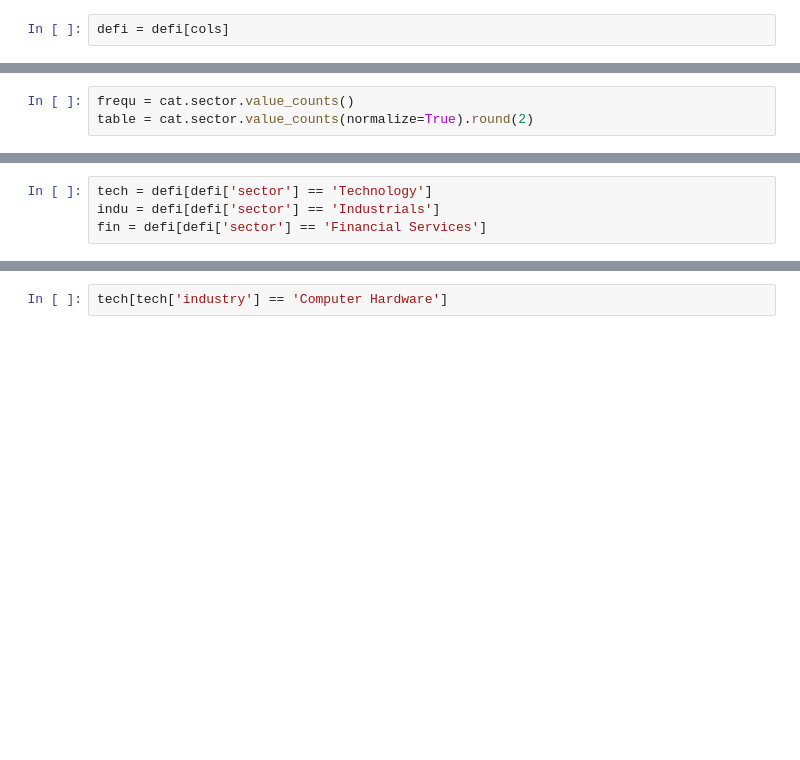
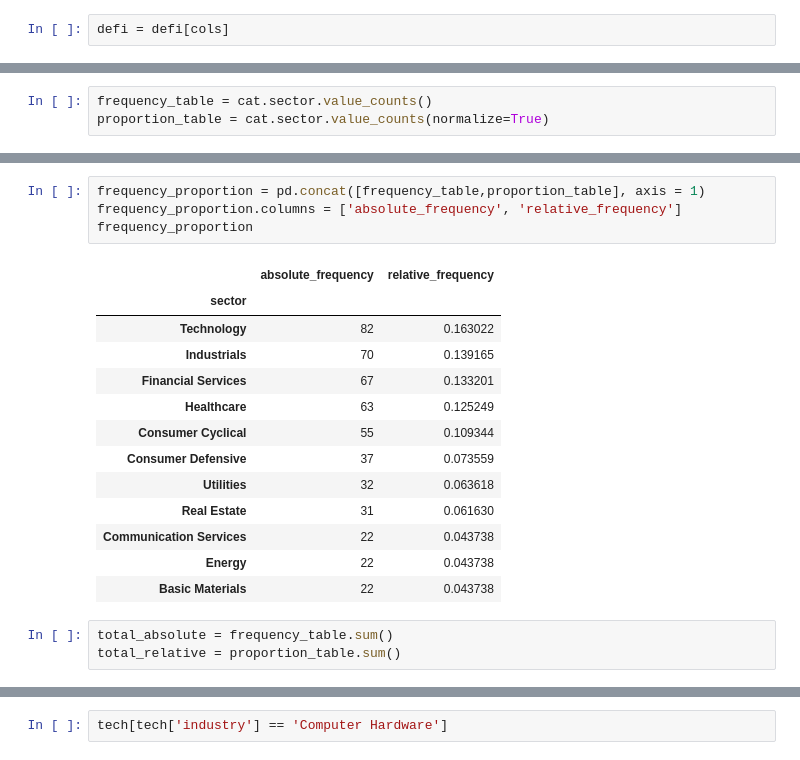
Before and after one commit to marsalmorera/stock-analysis, a Jupyter notebook: trial.ipynb, the cells around one changed output, grey strips where cells are left out. Cells and saved outputs as stored; diff of their text form; blank space fills up the shorter version.

```diff
--- a/trial.ipynb
+++ b/trial.ipynb
@@ -192,5 +192,5 @@ defi.describe()
 | 75% | 8.419720e+10 | 6.017250e+09 | 0.109000 | 5.476225e+04 | 0.001482 | 0.177300 | 0.310375 | 0.386175 | 0.093100 | ... |
 | max | 3.670721e+12 | 1.495470e+11 | 1.632000 | 2.100000e+06 | 0.064589 | 1.722800 | 3.093900 | 1.427200 | 1.065900 | ... |
 # %%
-frequ = cat.sector.value_counts()
-table = cat.sector.value_counts(normalize=True).round(2)
+frequency_table = cat.sector.value_counts()
+proportion_table = cat.sector.value_counts(normalize=True)
@@ -233,4 +197,21 @@ crosstab_result
-# %%
-tech = defi[defi['sector'] == 'Technology']
-indu = defi[defi['sector'] == 'Industrials']
-fin = defi[defi['sector'] == 'Financial Services']
+# %%
+frequency_proportion = pd.concat([frequency_table,proportion_table], axis = 1)
+frequency_proportion.columns = ['absolute_frequency', 'relative_frequency']
+frequency_proportion
+# %% [output]
+|  | absolute_frequency | relative_frequency |
+| sector |  |  |
+| Technology | 82 | 0.163022 |
+| Industrials | 70 | 0.139165 |
+| Financial Services | 67 | 0.133201 |
+| Healthcare | 63 | 0.125249 |
+| Consumer Cyclical | 55 | 0.109344 |
+| Consumer Defensive | 37 | 0.073559 |
+| Utilities | 32 | 0.063618 |
+| Real Estate | 31 | 0.061630 |
+| Communication Services | 22 | 0.043738 |
+| Energy | 22 | 0.043738 |
+| Basic Materials | 22 | 0.043738 |
+# %%
+total_absolute = frequency_table.sum()
+total_relative = proportion_table.sum()
```
Also changed, not shown: parts of 15 cells of this notebook, 1 other file.
